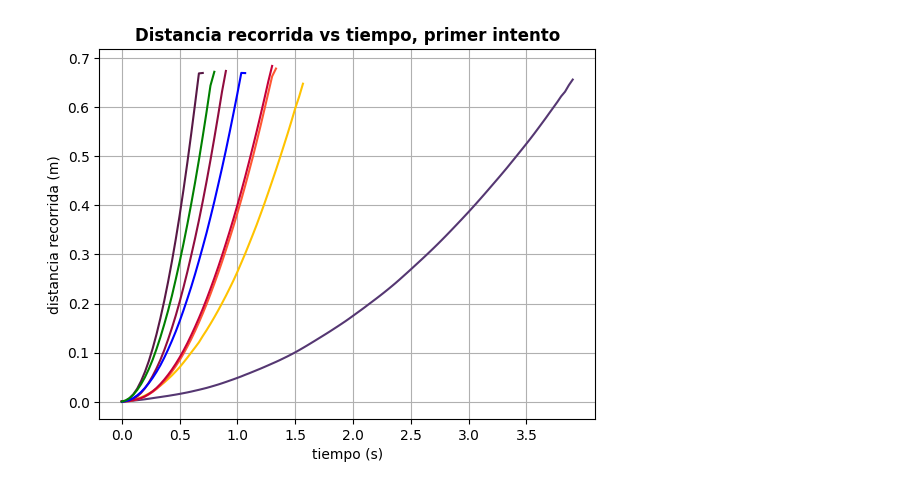
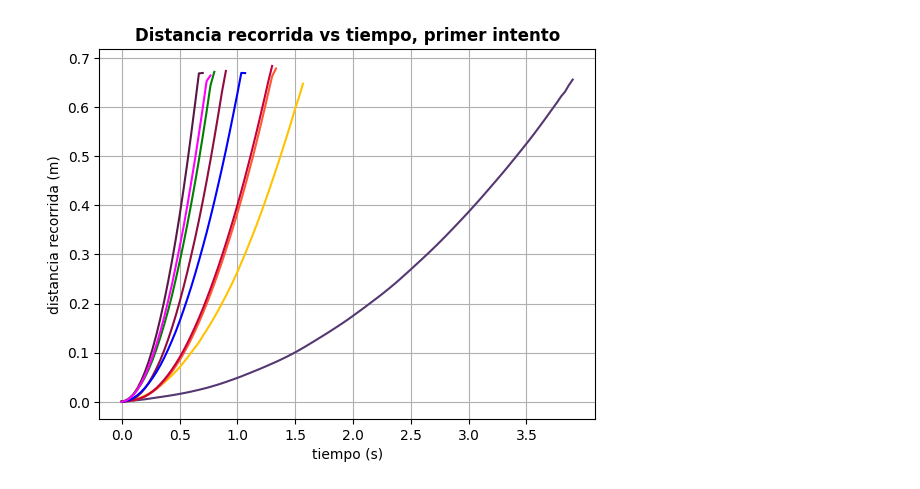
Before and after one commit to Juaan00/Laboratorios_mecanica_FEM, a Jupyter notebook: carro.ipynb, the cells around one changed output. Drawn from its saved outputs; the diff is of its cells as text; code cells hidden in the pictures.

```diff
--- a/carro.ipynb
+++ b/carro.ipynb
@@ -13,6 +13,7 @@ datos_5 = pd.read_excel('intento_5.xlsx')
 datos_6 = pd.read_excel('intento_6.xlsx')
 datos_7 = pd.read_excel('intento_7.xlsx')
 datos_8 = pd.read_excel('intento_8.xlsx')
+datos_9 = pd.read_excel('intento_9.xlsx')
 # %%
 y_1 = datos_1['x']
 x_1 = datos_1['t']
@@ -22,31 +23,34 @@ x_3 = datos_3['t']
 y_3 = datos_3['x']
 x_4 = datos_4['t']
 y_4 = datos_4['x']
 x_5 = datos_5['t']
 y_5 = datos_5['x']
 x_6 = datos_6['t']
 y_6 = datos_6['x']
 x_7 = datos_7['t']
 y_7 = datos_7['x']
 x_8 = datos_8['t']
 y_8 = datos_8['x']
+x_9 = datos_9['t']
+y_9 = datos_9['x']
 # rel_vectores
 plt.title('Distancia recorrida vs tiempo, primer intento', fontsize=12, fontweight='bold')
 plt.plot(x_1, y_1, color='#553772')
 plt.plot(x_2, y_2, color='#FFC300')
 plt.plot(x_3, y_3, color='#FF5733')
 plt.plot(x_4, y_4, color='#C70039')
 plt.plot(x_5, y_5, color='#900C3F')
 plt.plot(x_6, y_6, color='#581845')
 plt.plot(x_7, y_7, color='blue')
 plt.plot(x_8, y_8, color='green')
+plt.plot(x_9, y_9, color='magenta')
 plt.xticks(np.arange(0, 4, 0.5))
 plt.yticks(np.arange(0, 0.8, 0.1))
 plt.xlabel('tiempo (s)')
 plt.ylabel('distancia recorrida (m)')
 # plt.legend(bbox_to_anchor=(1, 0.5))
 plt.grid()
 # plt.savefig('relacion_vectores.png', dpi = 300, bbox_inches = 'tight')
 plt.show()
 # %% [output]
-[figure, old version]
+[figure, new version]
```
Also changed, not shown: 3 other files.
